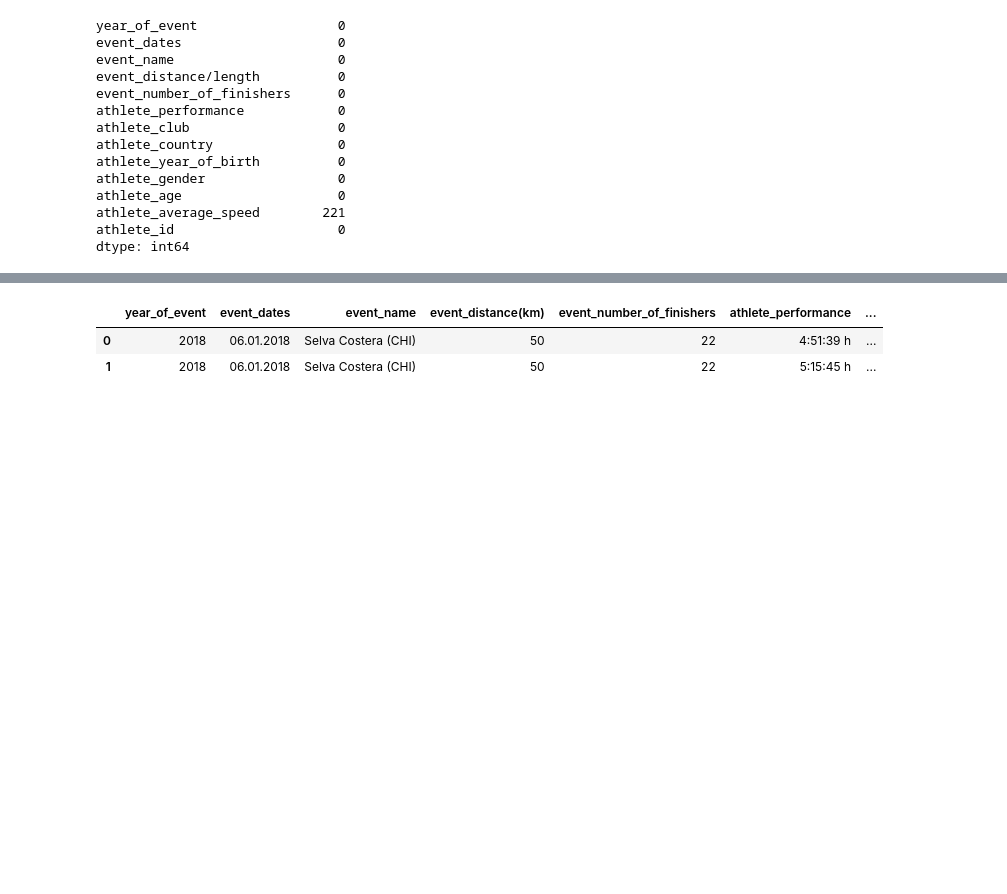
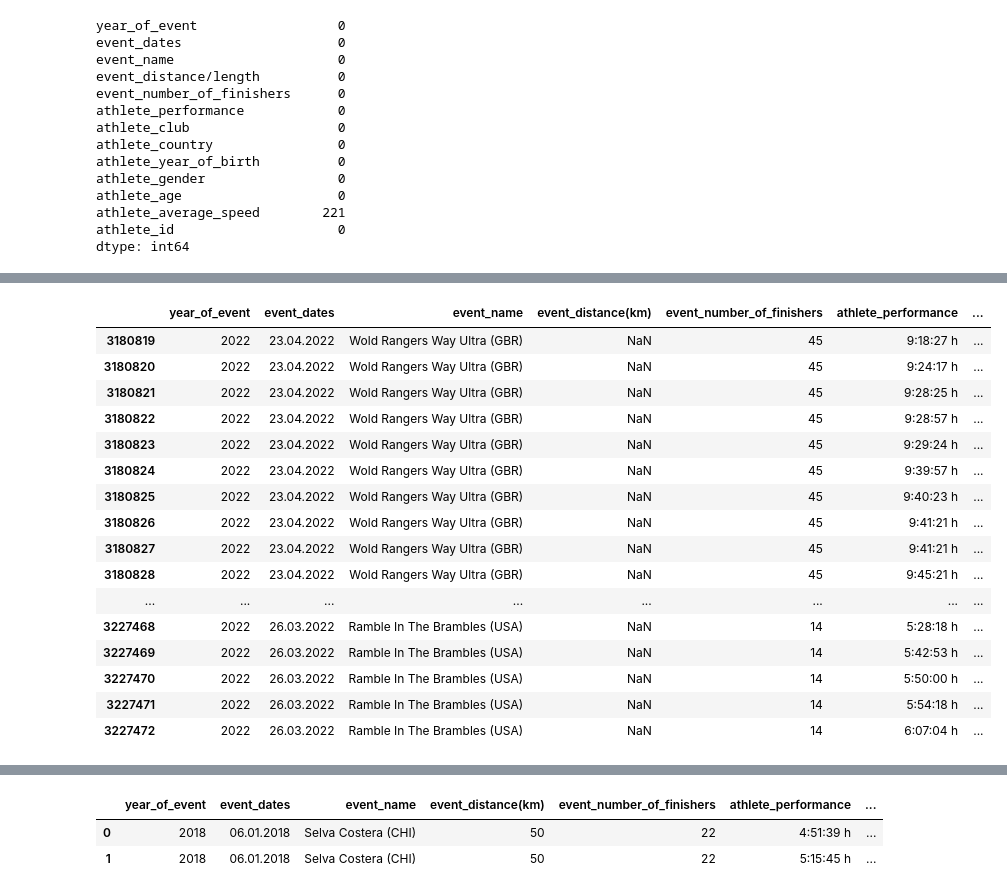
Before and after one commit to saeedshirani/EDA-On-SuperMessy-Datasets, a Jupyter notebook: The big dataset of ultra-marathon running/ETL.ipynb, the cells around one changed output, grey strips where cells are left out. Saved outputs shown, nothing was run; the diff lists cells and outputs as text; code cells hidden in the pictures; blank space fills up the shorter version.

```diff
--- a/The big dataset of ultra-marathon running/ETL.ipynb
+++ b/The big dataset of ultra-marathon running/ETL.ipynb
@@ -303 +327,21 @@ athlete_id                       0
 dtype: int64
+# %%
+data.loc[data["event_distance(km)"].isna() == True][300:350]
+# %% [output]
+|  | year_of_event | event_dates | event_name | event_distance(km) | event_number_of_finishers | athlete_performance | ... |
+| 3180819 | 2022 | 23.04.2022 | Wold Rangers Way Ultra (GBR) | NaN | 45 | 9:18:27 h | ... |
+| 3180820 | 2022 | 23.04.2022 | Wold Rangers Way Ultra (GBR) | NaN | 45 | 9:24:17 h | ... |
+| 3180821 | 2022 | 23.04.2022 | Wold Rangers Way Ultra (GBR) | NaN | 45 | 9:28:25 h | ... |
+| 3180822 | 2022 | 23.04.2022 | Wold Rangers Way Ultra (GBR) | NaN | 45 | 9:28:57 h | ... |
+| 3180823 | 2022 | 23.04.2022 | Wold Rangers Way Ultra (GBR) | NaN | 45 | 9:29:24 h | ... |
+| 3180824 | 2022 | 23.04.2022 | Wold Rangers Way Ultra (GBR) | NaN | 45 | 9:39:57 h | ... |
+| 3180825 | 2022 | 23.04.2022 | Wold Rangers Way Ultra (GBR) | NaN | 45 | 9:40:23 h | ... |
+| 3180826 | 2022 | 23.04.2022 | Wold Rangers Way Ultra (GBR) | NaN | 45 | 9:41:21 h | ... |
+| 3180827 | 2022 | 23.04.2022 | Wold Rangers Way Ultra (GBR) | NaN | 45 | 9:41:21 h | ... |
+| 3180828 | 2022 | 23.04.2022 | Wold Rangers Way Ultra (GBR) | NaN | 45 | 9:45:21 h | ... |
+| ... | ... | ... | ... | ... | ... | ... | ... |
+| 3227468 | 2022 | 26.03.2022 | Ramble In The Brambles (USA) | NaN | 14 | 5:28:18 h | ... |
+| 3227469 | 2022 | 26.03.2022 | Ramble In The Brambles (USA) | NaN | 14 | 5:42:53 h | ... |
+| 3227470 | 2022 | 26.03.2022 | Ramble In The Brambles (USA) | NaN | 14 | 5:50:00 h | ... |
+| 3227471 | 2022 | 26.03.2022 | Ramble In The Brambles (USA) | NaN | 14 | 5:54:18 h | ... |
+| 3227472 | 2022 | 26.03.2022 | Ramble In The Brambles (USA) | NaN | 14 | 6:07:04 h | ... |
```
Also changed, not shown: parts of 10 cells of this notebook.
